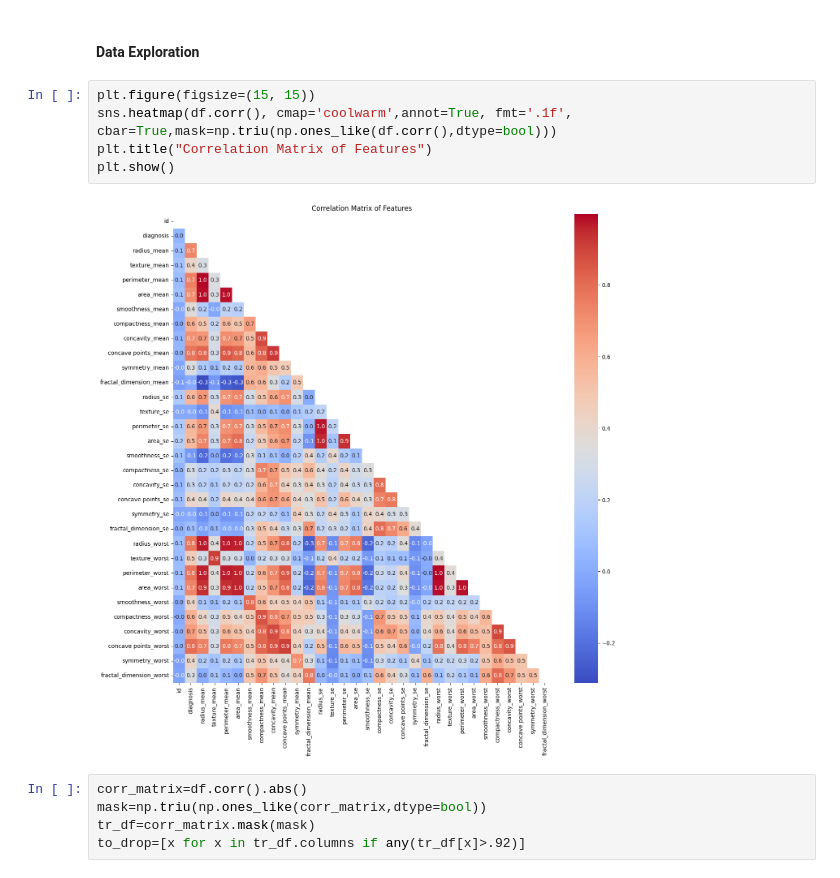
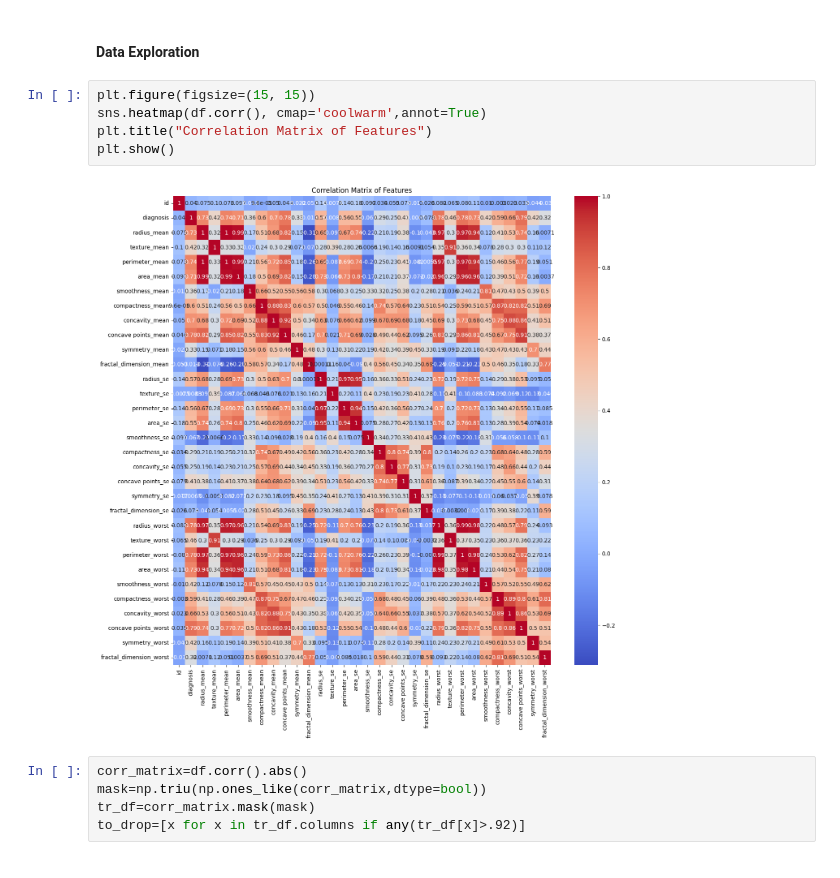
Before and after one commit to MuhammadHaseeb54/AI-Project, a Jupyter notebook: Medical Diagnosis System (cancer prediction)/breast_cancer_prediction.ipynb, the cells around one changed output. Saved outputs shown, nothing was run; the diff lists cells and outputs as text.

```diff
--- a/Medical Diagnosis System (cancer prediction)/breast_cancer_prediction.ipynb
+++ b/Medical Diagnosis System (cancer prediction)/breast_cancer_prediction.ipynb
@@ -165,11 +162,11 @@ cancerous.describe()
 #### Data Exploration
 # %%
 plt.figure(figsize=(15, 15))
-sns.heatmap(df.corr(), cmap='coolwarm',annot=True, fmt='.1f', cbar=True,mask=np.triu(np.ones_like(df.corr(),dtype=bool)))
+sns.heatmap(df.corr(), cmap='coolwarm',annot=True)
 plt.title("Correlation Matrix of Features")
 plt.show()
 # %% [output]
-[figure, old version]
+[figure, new version]
 # %%
 corr_matrix=df.corr().abs()
 mask=np.triu(np.ones_like(corr_matrix,dtype=bool))
```
Also changed, not shown: parts of 17 cells of this notebook, 3 other files.
